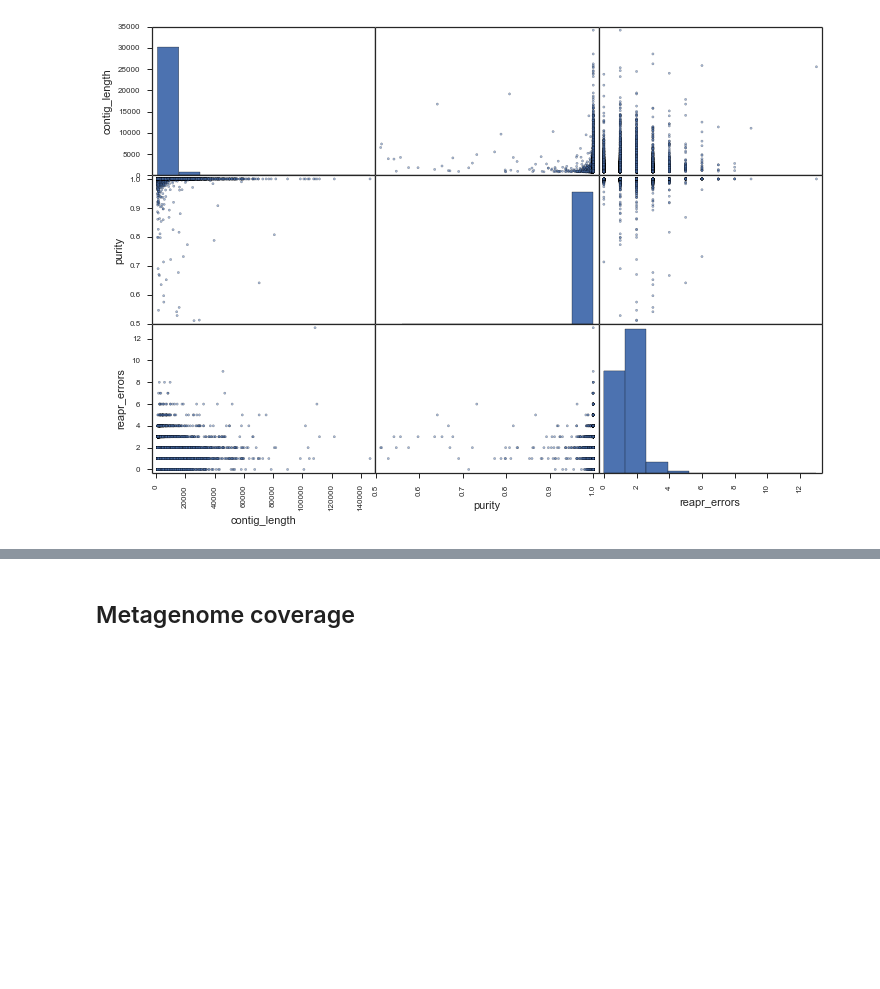
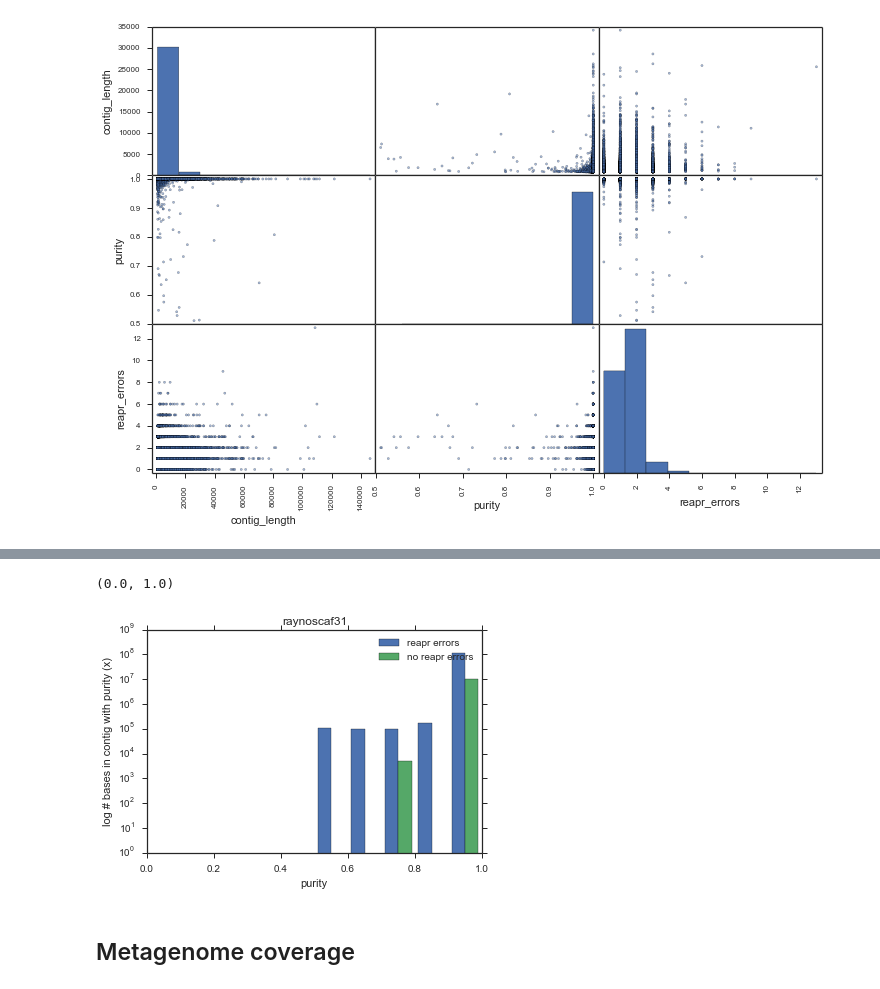
Before and after one commit to inodb/masmvali-publication, a Jupyter notebook: notebooks/LIMS1884-filtered-pairs-assemblies-2.ipynb, the cells around one changed output, grey strips where cells are left out. Saved outputs shown, nothing was run; the diff lists cells and outputs as text; code cells hidden in the pictures; blank space fills up the shorter version.

Commit message:
add more reapr plots

```diff
--- a/notebooks/LIMS1884-filtered-pairs-assemblies-2.ipynb
+++ b/notebooks/LIMS1884-filtered-pairs-assemblies-2.ipynb
@@ -466,3 +448,23 @@ rns31purdf[creapr.errors > 20]
+# %%
+mpl.rcParams['figure.figsize'] = 6, 4
+f, ax = plt.subplots(1, 1)
+badfeat = (creapr.errors > 0)
+longc = rns31purdf["contig_length"] >= 1000
+ax.hist([rns31purdf[longc & badfeat]["max_aln_purity"],
+         rns31purdf[longc & ~badfeat]["max_aln_purity"]],
+         weights=[rns31purdf[longc & badfeat]["contig_length"],
+                  rns31purdf[longc & ~badfeat]["contig_length"]], log=1, range=[0.0,1.0],
+         label=["reapr errors","no reapr errors"],
+         align='mid')
+ax.legend()
+ax.set_title("raynoscaf31")
+ax.set_ylabel("log # bases in contig with purity (x)")
+ax.set_xlabel("purity")
+ax.set_ylim(1,1e09)
+ax.set_xlim(0.0, 1.0)
+# %% [output]
+(0.0, 1.0)
+[figure, added]
 # %% [markdown]
 ## Metagenome coverage
 # %%
```
Also changed, not shown: parts of 2 cells of this notebook.
